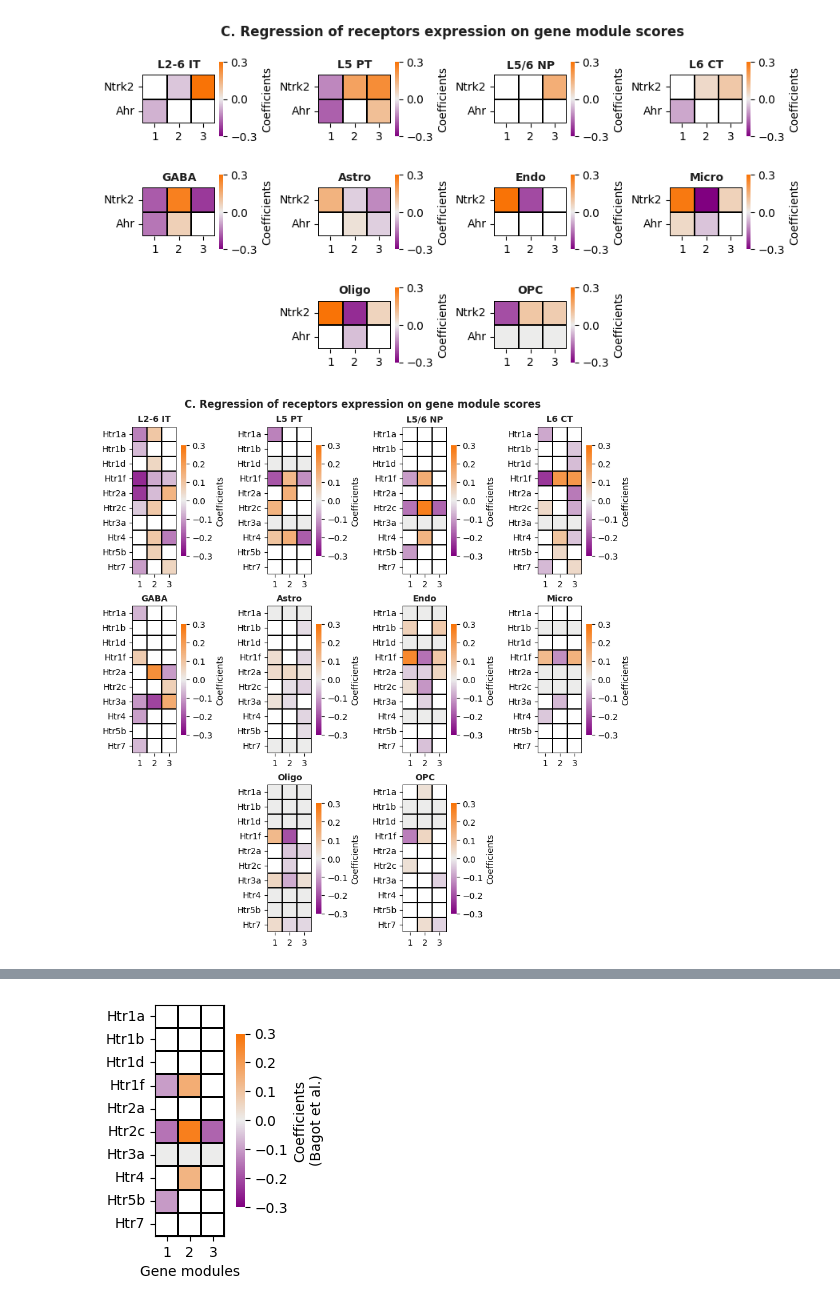
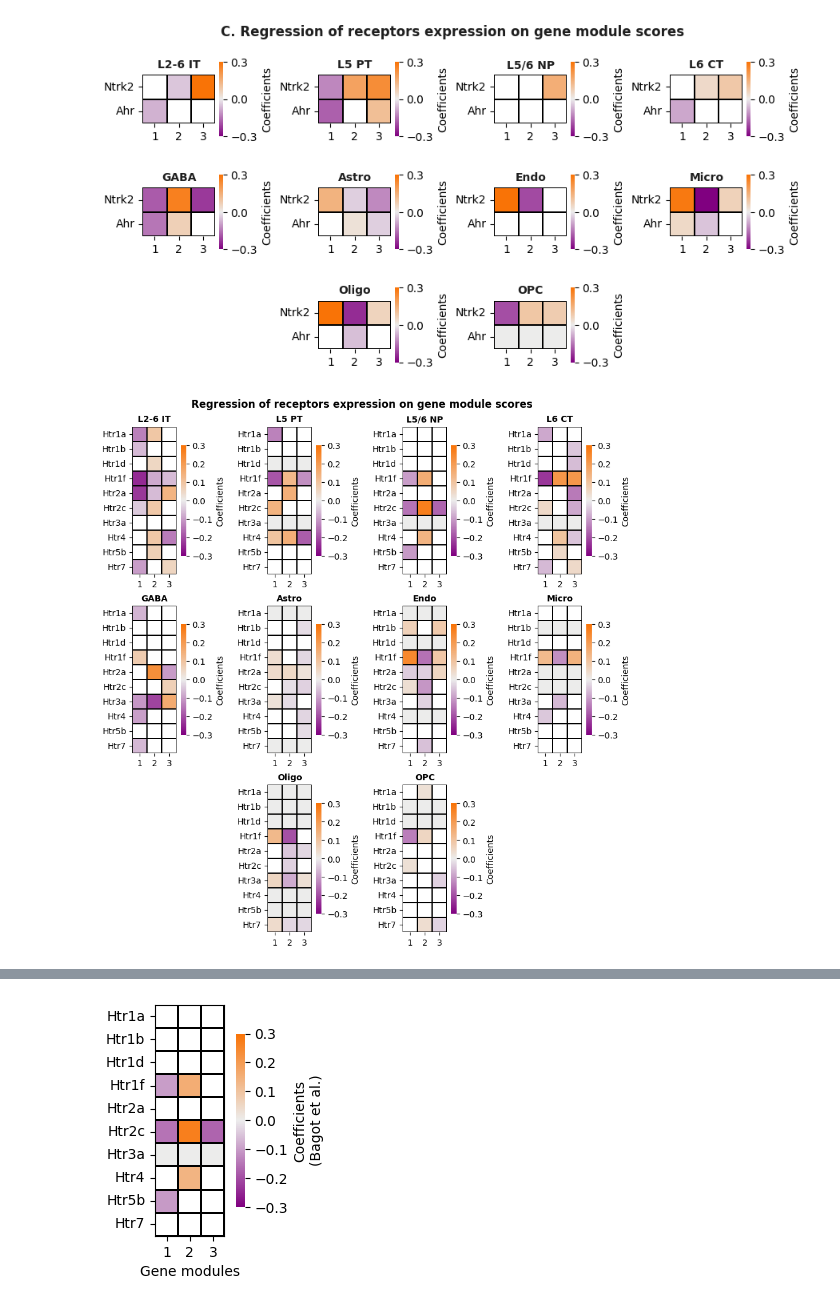
Before and after one commit to DelongZHOU/Psilocybin.Female.Mouse.mPFC, a Jupyter notebook: Code/Analysis/PLS/psilocybin_pls_analysis.ipynb, the cells around one changed output, grey strips where cells are left out. Saved outputs shown, nothing was run; the diff lists cells and outputs as text; code cells hidden in the pictures.

```diff
--- a/Code/Analysis/PLS/psilocybin_pls_analysis.ipynb
+++ b/Code/Analysis/PLS/psilocybin_pls_analysis.ipynb
@@ -2419,7 +2423,7 @@ for i, cell_type in enumerate(cell_types_ordered):
         comp_coefs, comp_pvals = [], []
         for gene in genes_to_plot:
             y = genes_zscored[gene].values
-            ols_model = sm.OLS(y, X).fit()
+            ols_model = sm.OLS(y, X).fit() # predict receptor based on signatures
             comp_coefs.append(ols_model.params[1])
             comp_pvals.append(ols_model.pvalues[1])
 
@@ -2431,33 +2435,33 @@ for i, cell_type in enumerate(cell_types_ordered):
     heatmap = sns.heatmap(
         coefs_df.mask(pvals_df > 0.05),
         cmap=custom_map,
         yticklabels=[gene.capitalize() for gene in genes_to_plot],
         vmax=0.3,
         vmin=-0.3,
         xticklabels=range(1, 4),
         square=True,
         ax=axes[i],
         cbar_kws={"shrink": 0.75, "label": "Coefficients"},
         linewidth=.1,
         linecolor='black'
     )
     axes[i].set_title(display_name, fontweight='bold', fontsize=10)
     axes[i].set_yticklabels(axes[i].get_yticklabels(), rotation=0, fontsize=10)
 
     coefs_df.index = [gene.capitalize() for gene in genes_to_plot]
     pvals_df.index= [gene.capitalize() for gene in genes_to_plot]
 
     all_coefs[cell_type] = coefs_df.round(3).to_dict(), pvals_df.round(3).to_dict()
 
 with open("October_2025/regression_results/scRNAseq_sero_coefs_pvals.json", "w") as f:
     json.dump(all_coefs, f, indent=4)
 
 # Remove unused subplots and save figure
 fig.delaxes(axes[8])
 fig.delaxes(axes[11])
-fig.suptitle('C. Regression of receptors expression on gene module scores', fontweight="bold", fontsize=12)
-plt.savefig('../../Figures/psilocybin_mouse_pls/snRNAseq_regression_only_sero.svg', bbox_inches='tight', dpi=200)
+fig.suptitle('Regression of receptors expression on gene module scores', fontweight="bold", fontsize=12)
+#plt.savefig('../../Figures/psilocybin_mouse_pls/snRNAseq_regression_only_sero.svg', bbox_inches='tight', dpi=200)
 plt.show()
 plt.close('all')
 # %% [output]
-[figure, old version]
+[figure, new version]
```
Also changed, not shown: parts of 5 cells of this notebook, 1 other file.
